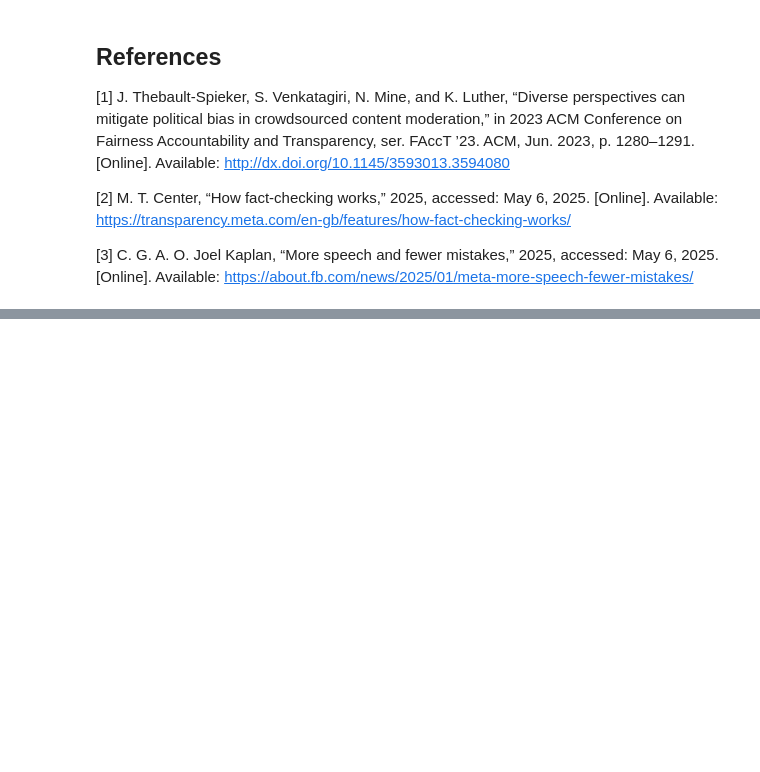
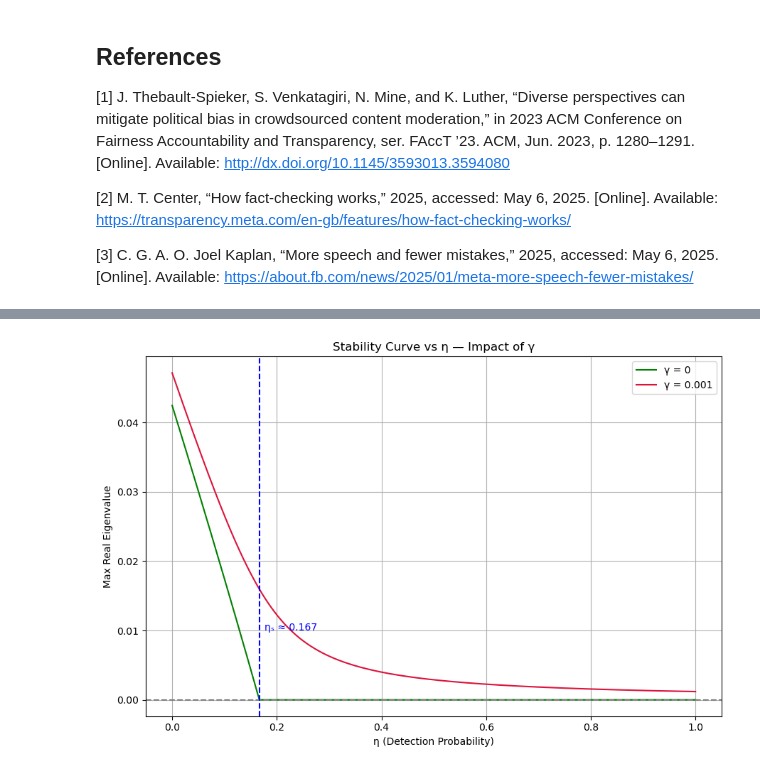
Before and after one commit to Danie1Arias/FakeNewsDetection, a Jupyter notebook: notebook.ipynb, the cells around one changed output, grey strips where cells are left out. Cells and saved outputs as stored; diff of their text form; code cells hidden in the pictures; blank space fills up the shorter version.

Commit message:
Stability analysis

```diff
--- a/notebook.ipynb
+++ b/notebook.ipynb
@@ -94,0 +175,97 @@ plot_seir(history_hybrid, title="Hybrid Detection Model (Experts + Crowd η)")
+# %%
+import numpy as np
+import matplotlib.pyplot as plt
+from sympy import symbols, Matrix, lambdify
+
+# Symbolic variables
+S, E, I, R, N = symbols('S E I R N')
+beta, delta, eta, mu, gamma = symbols('beta delta eta mu gamma')
+
+# Define SEIR equations
+dS_dt = -beta * S * I / N
+dE_dt = beta * S * I / N - delta * E
+dI_dt = (1 - eta) * delta * E + gamma * R - mu * I
+dR_dt = eta * delta * E + mu * I - gamma * R
+
+F = Matrix([dS_dt, dE_dt, dI_dt, dR_dt])
+X = Matrix([S, E, I, R])
+J = F.jacobian(X)
+
+# Evaluate at DFE: S=N=1, I=0
+subs = {S: 1, I: 0, N: 1}
+J_DFE = J.subs(subs)
+
+# Parameters
+param_vals = {
+    'beta': 0.6,
+    'delta': 0.4,
+    'mu': 0.5,
+    'gamma': [0, 0.001]
+}
+
+# Print used parameters
+print("Parameters used:")
+print(f"  β = {param_vals['beta']}")
+print(f"  δ = {param_vals['delta']}")
+print(f"  μ = {param_vals['mu']}")
+print(f"  γ = {param_vals['gamma'][0]} and {param_vals['gamma'][1]}")
+print("-" * 40)
+
+eta_vals = np.linspace(0, 1, 500)
+threshold = 1e-4  # tolerance for zero-crossing
+
+def compute_lambda_max(gamma_val):
+    vals = {
+        beta: param_vals['beta'],
+        delta: param_vals['delta'],
+        mu: param_vals['mu'],
+        gamma: gamma_val
+    }
+    J_eta = J_DFE.subs(vals)
+    J_func = lambdify(eta, J_eta, 'numpy')
+    results = []
+    for eta_val in eta_vals:
+        J_eval = J_func(eta_val)
+        eigvals = np.linalg.eigvals(J_eval)
+        results.append(np.max(np.real(eigvals)))
+    return np.array(results)
+
+def find_eta_c(eta_vals, lambda_vals, eps=1e-4):
+    for i in range(1, len(lambda_vals)):
+        if lambda_vals[i-1] > eps and lambda_vals[i] < eps:
+            # Linear interpolation
+            eta1, eta2 = eta_vals[i-1], eta_vals[i]
+            lam1, lam2 = lambda_vals[i-1], lambda_vals[i]
+            eta_c = eta1 - lam1 * (eta2 - eta1) / (lam2 - lam1)
+            return eta_c
+    return None
+
+# Compute eigenvalue curves
+lambda_0 = compute_lambda_max(param_vals['gamma'][0])
+lambda_001 = compute_lambda_max(param_vals['gamma'][1])
+eta_c = find_eta_c(eta_vals, lambda_0, eps=threshold)
+
+# Print critical eta if found
+if eta_c:
+    print(f"Critical η (for γ = 0) where λₘₐₓ < {threshold}: ηₛ ≈ {eta_c:.4f}")
+else:
+    print("No η found where λₘₐₓ < threshold — system may remain unstable.")
+
+# Plot
+plt.figure(figsize=(9, 6))
+plt.plot(eta_vals, lambda_0, label='γ = 0', color='green')
+plt.plot(eta_vals, lambda_001, label='γ = 0.001', color='crimson')
+plt.axhline(0, color='gray', linestyle='--')
+
+if eta_c:
+    plt.axvline(eta_c, linestyle='--', color='blue')
+    plt.text(eta_c + 0.01, 0.01, f'ηₛ ≈ {eta_c:.3f}', color='blue')
+
+plt.xlabel("η (Detection Probability)")
+plt.ylabel("Max Real Eigenvalue")
+plt.title("Stability Curve vs η — Impact of γ")
+plt.legend()
+plt.grid(True)
+plt.tight_layout()
+plt.show()
+# %% [output]
@@ -94,0 +279 @@ plot_seir(history_hybrid, title="Hybrid Detection Model (Experts + Crowd η)")
+[figure, added]
```
Also changed, not shown: parts of 8 cells of this notebook.
